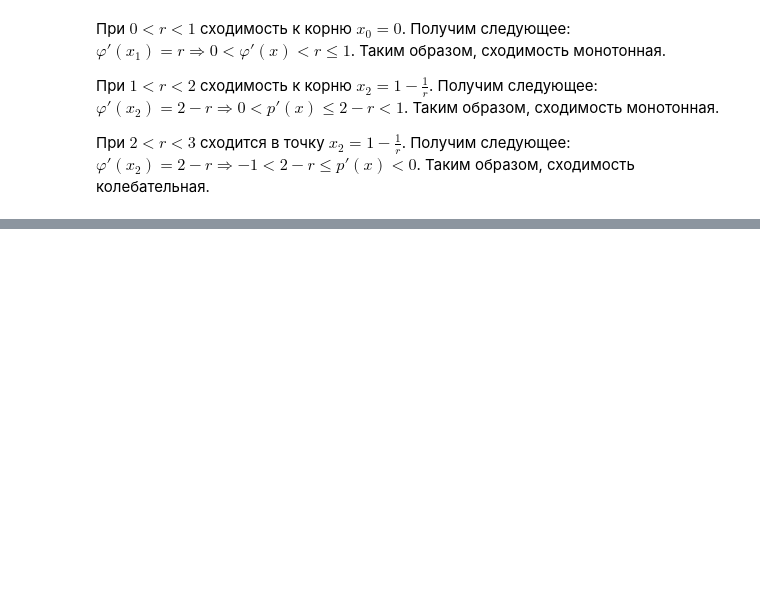
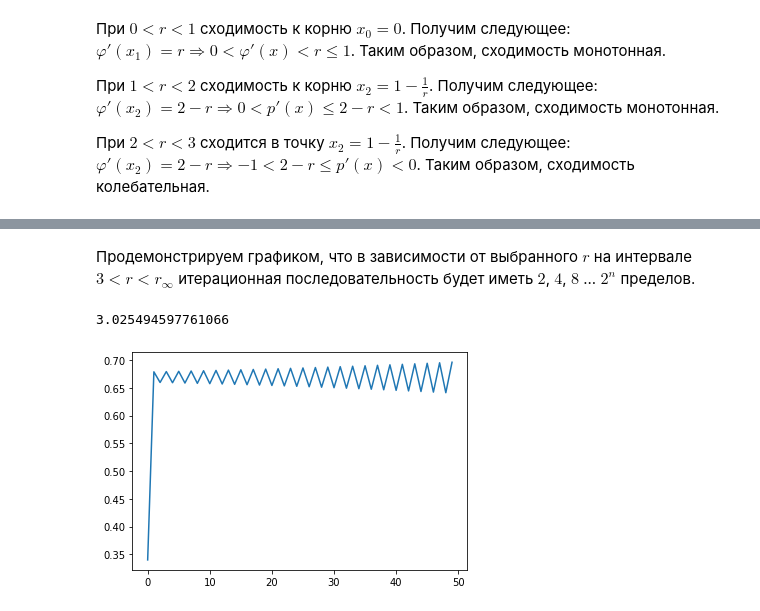
Before and after one commit to pavponn/computational-methods, a Jupyter notebook: homework-1/task2.ipynb, the cells around one changed output, grey strips where cells are left out. Drawn from its saved outputs; the diff is of its cells as text; code cells hidden in the pictures; blank space fills up the shorter version.

```diff
--- a/homework-1/task2.ipynb
+++ b/homework-1/task2.ipynb
@@ -150,0 +193,7 @@ $\varphi'(x_2) = 2 - r \Rightarrow -1 < 2 - r \leq p'(x) < 0$. Таким обр
+# %% [markdown]
+Продемонстрируем графиком, что в зависимости от выбранного $r$ на интервале $3 < r < r_{\infty}$ итерационная последовательность будет иметь $2$, $4$, $8$ ... $2^n$ пределов.
+# %%
+show_graph_for_r_in_range(3, 3.57)
+# %% [output]
+3.025494597761066
+[figure, added]
```
Also changed, not shown: parts of 12 cells of this notebook.
